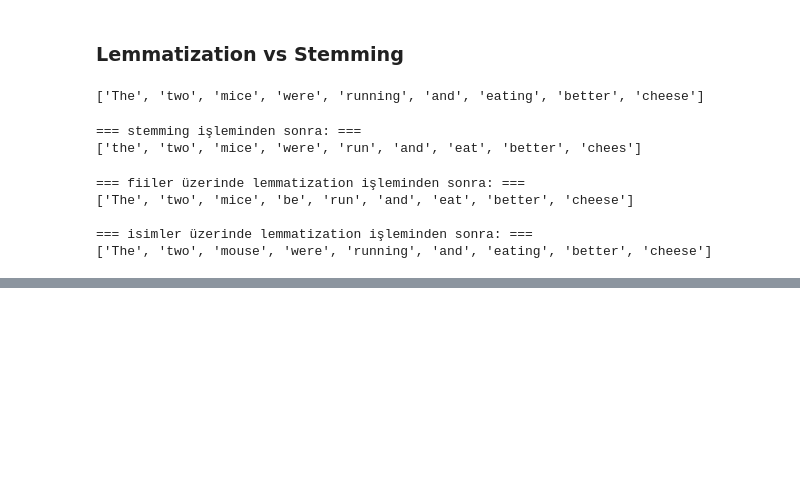
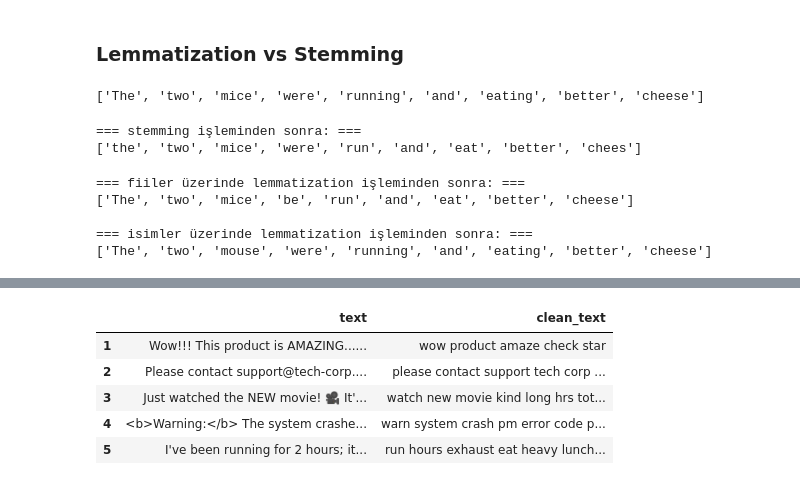
Before and after one commit to ensarakbas77/BTK-Deep-Learning-and-NLP-Notes, a Jupyter notebook: NLP_1/Metin Ön İşleme/TextPreprocessingExamples.ipynb, the cells around one changed output, grey strips where cells are left out. Drawn from its saved outputs; the diff is of its cells as text; code cells hidden in the pictures; blank space fills up the shorter version.

```diff
--- a/NLP_1/Metin Ön İşleme/TextPreprocessingExamples.ipynb
+++ b/NLP_1/Metin Ön İşleme/TextPreprocessingExamples.ipynb
@@ -162,0 +408,51 @@ print(f"\n=== isimler üzerinde lemmatization işleminden sonra: ===\n{lemmas_no
+# %%
+def clean_text_pipeline(text):
+    """
+    Bu fonksiyon ham metni alır ve tüm NLP ön işleme adımlarından geçirerek
+    temizlenmiş string olarak geri döndürür.
+    """
+    if pd.isna(text) or text == "":
+        return ""
+
+    # 1. Kısaltmaları Genişletme (I've -> I have)
+    text = contractions.fix(text)
+
+    # 2. Küçük Harfe Çevirme
+    text = text.lower()
+
+    # 3. HTML ve URL Temizliği (Regex ile)
+    # URL'leri sil
+    text = re.sub(r'http\S+|www\.\S+', '', text)
+    # HTML etiketlerini sil
+    text = re.sub(r'<.*?>', '', text)
+
+    # 4. Özel Karakter Temizliği (Harf ve Sayı dışındakileri BOŞLUK yap)
+    # [^a-z0-9\s] -> a-z, 0-9 ve boşluk OLMAYAN her şey
+    text = re.sub(r'[^a-z0-9\s]', ' ', text)
+
+    # 5. Sayıları Kaldırma (İsteğe bağlı, projenize göre kapatabilirsiniz)
+    text = re.sub(r'\d+', '', text)
+
+    # 6. Tokenization
+    tokens = word_tokenize(text)
+
+    # 7. Stopwords & Lemmatization (List Comprehension)
+    # Hem stop word'leri atıyoruz hem de kalanları köküne indiriyoruz.
+    clean_tokens = [
+        lemmatizer.lemmatize(word, pos='v')
+        for word in tokens
+        if word not in stop_words
+    ]
+
+    # 8. Tekrar Birleştirme (List -> String)
+    return " ".join(clean_tokens)
+# %%
+df["clean_text"] = df["text"].apply(clean_text_pipeline)
+df.head()
+# %% [output]
+|  | text | clean_text |
+| 1 | Wow!!! This product is AMAZING...... | wow product amaze check star |
+| 2 | Please contact support@tech-corp.... | please contact support tech corp ... |
+| 3 | Just watched the NEW movie! 🎥 It'... | watch new movie kind long hrs tot... |
+| 4 | <b>Warning:</b> The system crashe... | warn system crash pm error code p... |
+| 5 | I've been running for 2 hours; it... | run hours exhaust eat heavy lunch... |
```
Also changed, not shown: parts of 24 cells of this notebook.
